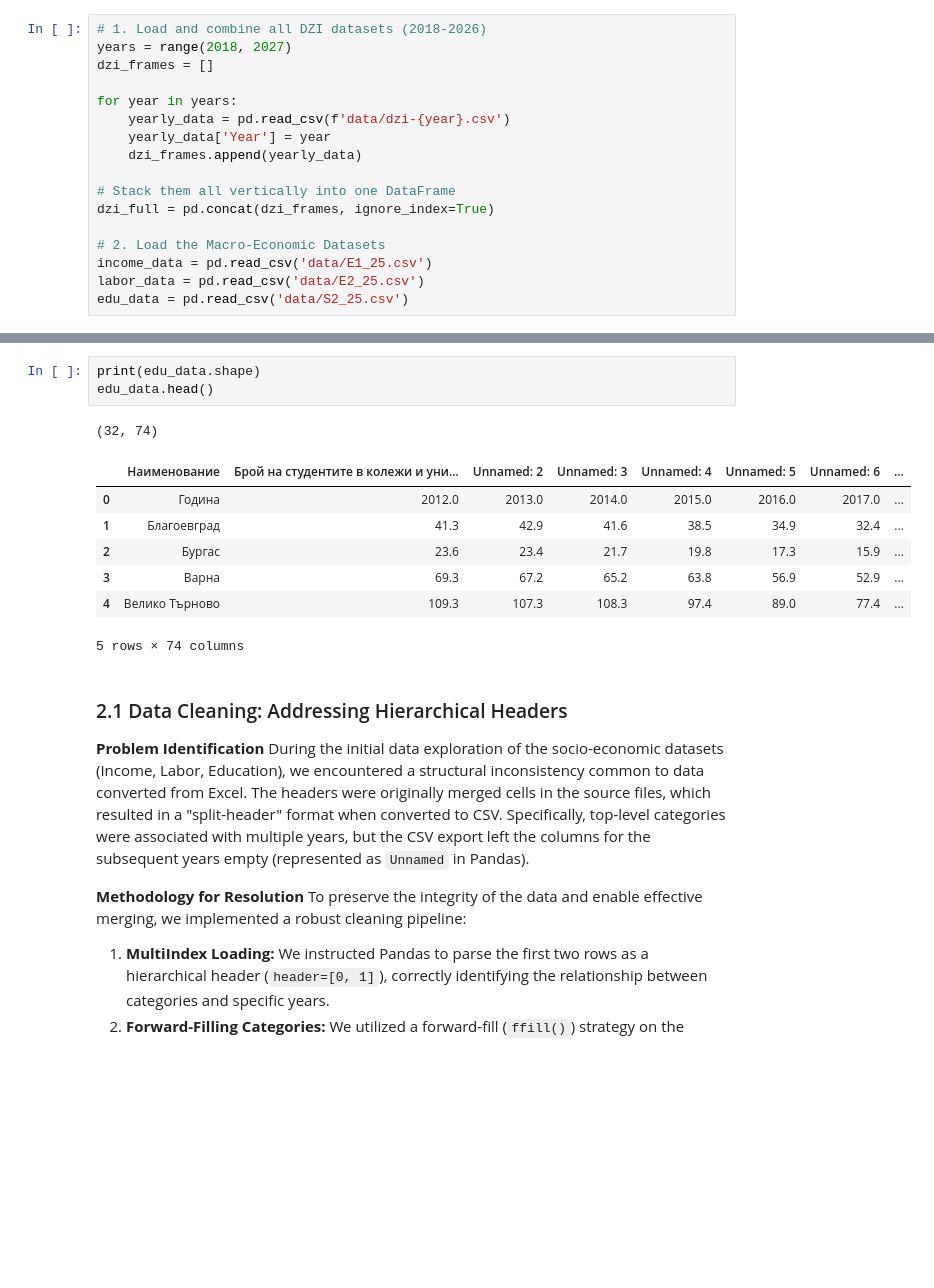
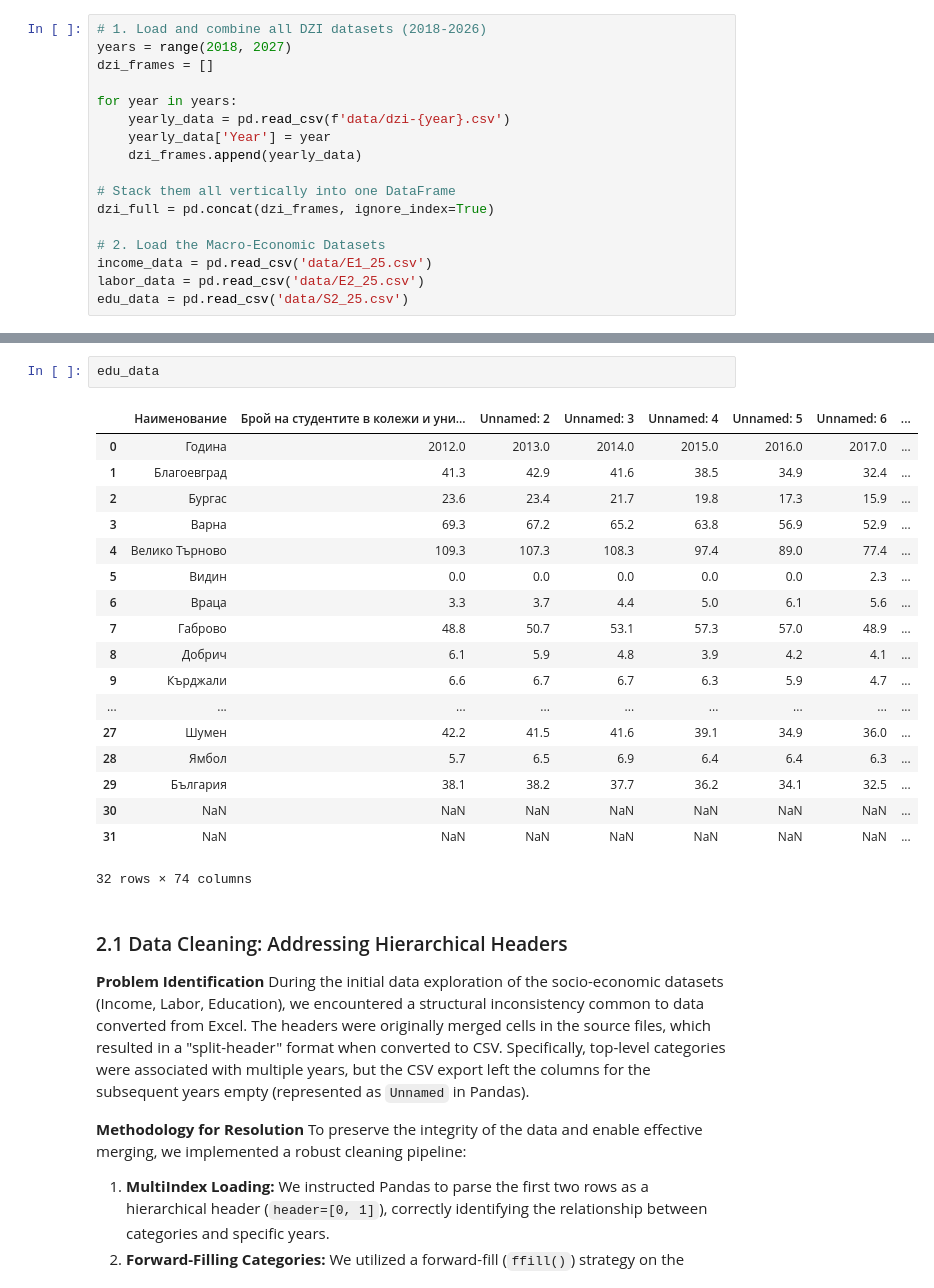
Before and after one commit to Nalyan-Beytula/Machine-Learning, a Jupyter notebook: predicting_dzi_grades_ml.ipynb, the cells around one changed output, grey strips where cells are left out. Saved outputs shown, nothing was run; the diff lists cells and outputs as text; blank space fills up the shorter version.

```diff
--- a/predicting_dzi_grades_ml.ipynb
+++ b/predicting_dzi_grades_ml.ipynb
@@ -73,15 +97,24 @@ labor_data.head()
 # %%
-print(edu_data.shape)
-edu_data.head()
+edu_data
 # %% [output]
+|  | Наименование | Брой на студентите в колежи и уни... | Unnamed: 2 | Unnamed: 3 | Unnamed: 4 | Unnamed: 5 | Unnamed: 6 | ... |
+| 0 | Година | 2012.0 | 2013.0 | 2014.0 | 2015.0 | 2016.0 | 2017.0 | ... |
+| 1 | Благоевград | 41.3 | 42.9 | 41.6 | 38.5 | 34.9 | 32.4 | ... |
+| 2 | Бургас | 23.6 | 23.4 | 21.7 | 19.8 | 17.3 | 15.9 | ... |
+| 3 | Варна | 69.3 | 67.2 | 65.2 | 63.8 | 56.9 | 52.9 | ... |
+| 4 | Велико Търново | 109.3 | 107.3 | 108.3 | 97.4 | 89.0 | 77.4 | ... |
+| 5 | Видин | 0.0 | 0.0 | 0.0 | 0.0 | 0.0 | 2.3 | ... |
+| 6 | Враца | 3.3 | 3.7 | 4.4 | 5.0 | 6.1 | 5.6 | ... |
+| 7 | Габрово | 48.8 | 50.7 | 53.1 | 57.3 | 57.0 | 48.9 | ... |
+| 8 | Добрич | 6.1 | 5.9 | 4.8 | 3.9 | 4.2 | 4.1 | ... |
+| 9 | Кърджали | 6.6 | 6.7 | 6.7 | 6.3 | 5.9 | 4.7 | ... |
+| ... | ... | ... | ... | ... | ... | ... | ... | ... |
+| 27 | Шумен | 42.2 | 41.5 | 41.6 | 39.1 | 34.9 | 36.0 | ... |
+| 28 | Ямбол | 5.7 | 6.5 | 6.9 | 6.4 | 6.4 | 6.3 | ... |
+| 29 | България | 38.1 | 38.2 | 37.7 | 36.2 | 34.1 | 32.5 | ... |
+| 30 | NaN | NaN | NaN | NaN | NaN | NaN | NaN | ... |
+| 31 | NaN | NaN | NaN | NaN | NaN | NaN | NaN | ... |
-(32, 74)
+32 rows × 74 columns
-|  | Наименование | Брой на студентите в колежи и уни... | Unnamed: 2 | Unnamed: 3 | Unnamed: 4 | Unnamed: 5 | Unnamed: 6 | ... |
-| 0 | Година | 2012.0 | 2013.0 | 2014.0 | 2015.0 | 2016.0 | 2017.0 | ... |
-| 1 | Благоевград | 41.3 | 42.9 | 41.6 | 38.5 | 34.9 | 32.4 | ... |
-| 2 | Бургас | 23.6 | 23.4 | 21.7 | 19.8 | 17.3 | 15.9 | ... |
-| 3 | Варна | 69.3 | 67.2 | 65.2 | 63.8 | 56.9 | 52.9 | ... |
-| 4 | Велико Търново | 109.3 | 107.3 | 108.3 | 97.4 | 89.0 | 77.4 | ... |
-5 rows × 74 columns
 # %% [markdown]
 ### 2.1 Data Cleaning: Addressing Hierarchical Headers
 
```
Also changed, not shown: parts of 8 cells of this notebook.
